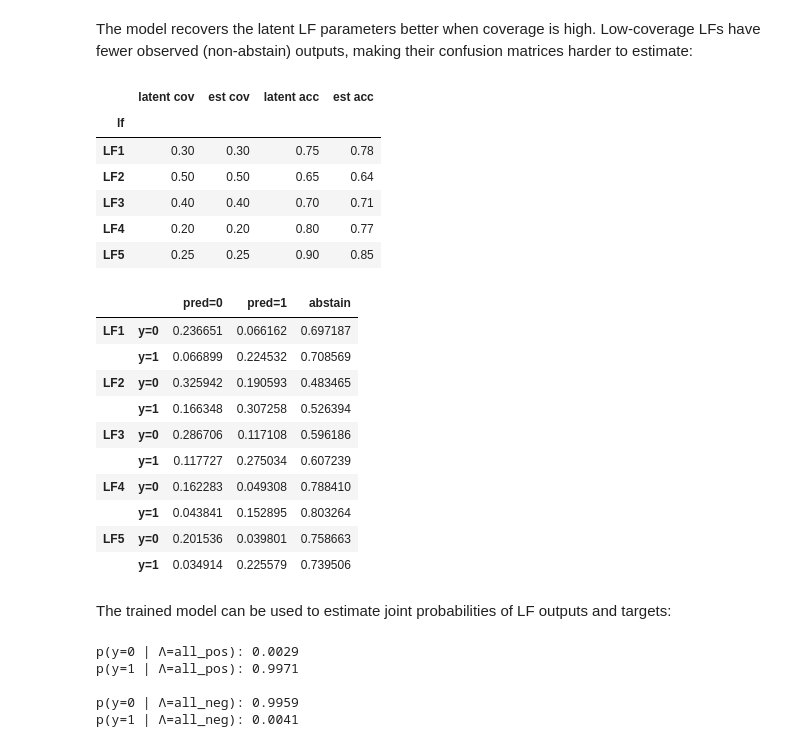
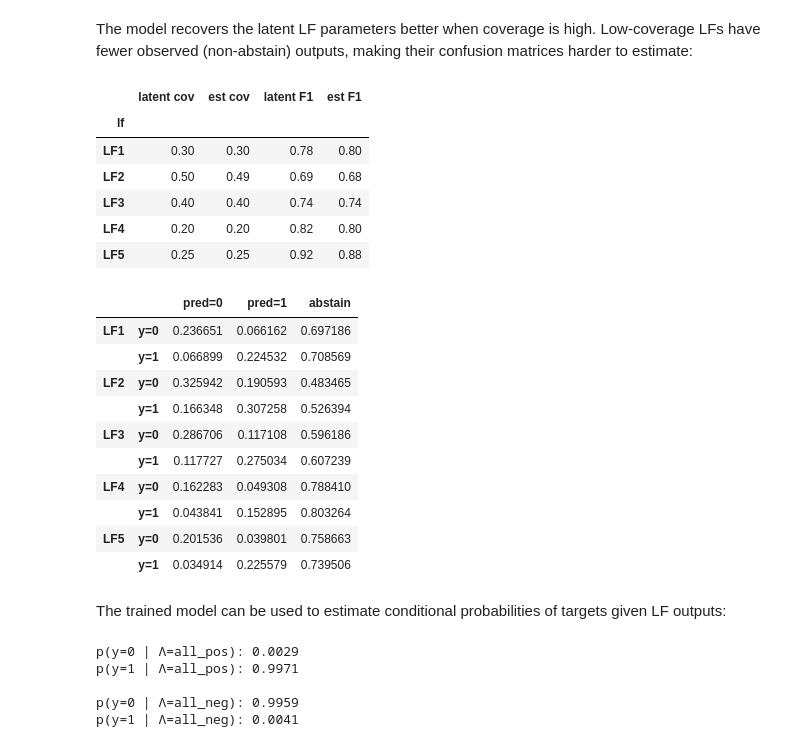
Before and after one commit to particle1331/ai-notebooks, a Jupyter notebook: notebooks/tooling/10-weak-supervision.ipynb, the cells around one changed output. Drawn from its saved outputs; the diff is of its cells as text; code cells hidden in the pictures.

```diff
--- a/notebooks/tooling/10-weak-supervision.ipynb
+++ b/notebooks/tooling/10-weak-supervision.ipynb
@@ -385,14 +385,14 @@ def lf_sim(coverage, accuracy):
         y = (torch.sqrt((x ** 2).sum(dim=1)) >= 0.25).long()  # 0 or 1
         abstain_mask = torch.rand(m) >= coverage
         flip_mask = torch.rand(m) >= accuracy
-        y[flip_mask] = 1 - y[flip_mask]    # flip label
-        y[abstain_mask] = -1               # abstain
+        y[flip_mask] = 1 - y[flip_mask]         # flip label
+        y[abstain_mask] = ABSTAIN               # -1
         return y
     return predict
 
 # example
 p = lf_sim(0.3, 0.8)(x).numpy()
-fired = p != K
+fired = p != ABSTAIN
 print("cov: ", fired.mean())
 print("acc: ", (p[fired] == y_true[fired]).mean())
 print("acc (y=0):", (p[fired & (y_true == 0)] == y_true[fired & (y_true == 0)]).mean())
@@ -555,29 +554,46 @@ plt.grid(linestyle="dotted", alpha=0.6)
 # %% [markdown]
 The model recovers the latent LF parameters better when coverage is high. Low-coverage LFs have fewer observed (non-abstain) outputs, making their confusion matrices harder to estimate:
 # %%
+from sklearn.metrics import f1_score
+
+def estimated_f1(gen_model, j, p_classes):
+    cm = gen_model.C[:, :, j].numpy()
+    c = cm[:, :-1] * p_classes.reshape(-1, 1)
+    precision = c[1, 1] / c[:, 1].sum()
+    recall = c[1, 1] / c[1, :].sum()
+    f1 = 2 * (precision * recall) / (precision + recall)
+    return f1
+
+def estimated_cov(gen_model, j, p_classes):
+    cm = gen_model.C[:, :, j].numpy()
+    learned_cov = cm[:, -1]
+    return (1 - (learned_cov * p_classes).sum()).item()
+
 rows = []
+p_classes = np.array(list(LABEL_PROBS.values()))
 for j in range(len(lf_params)):
-    C_j = gen_model.C[:, :, j]
-    K = C_j.shape[0]
-    est_acc = C_j.diagonal().sum().item() / C_j[:K, :K].sum().item()
-    est_cov = 1.0 - C_j[:, -1].sum().item() / C_j.sum().item()
+    est_cov = estimated_cov(gen_model, j, p_classes)
+    est_f1 = estimated_f1(gen_model, j, p_classes)
+    mask = L_train[:, j] != ABSTAIN
+    emp_f1 = f1_score(L_train[mask, j], y_train[mask]) # empirical F1
+
     rows.append({
-        "lf": f"LF{j+1}",
+        "lf":         f"LF{j+1}",
         "latent cov": lf_params[j][0],
         "est cov":    round(est_cov, 2),
-        "latent acc": lf_params[j][1],
-        "est acc":    round(est_acc, 2),
+        "latent F1":  round(emp_f1, 2),
+        "est F1":     round(est_f1, 2),
     })
 
 pd.DataFrame(rows).set_index("lf")
 # %% [output]
-|  | latent cov | est cov | latent acc | est acc |
+|  | latent cov | est cov | latent F1 | est F1 |
 | lf |  |  |  |  |
-| LF1 | 0.30 | 0.30 | 0.75 | 0.78 |
-| LF2 | 0.50 | 0.50 | 0.65 | 0.64 |
-| LF3 | 0.40 | 0.40 | 0.70 | 0.71 |
-| LF4 | 0.20 | 0.20 | 0.80 | 0.77 |
-| LF5 | 0.25 | 0.25 | 0.90 | 0.85 |
+| LF1 | 0.30 | 0.30 | 0.78 | 0.80 |
+| LF2 | 0.50 | 0.49 | 0.69 | 0.68 |
+| LF3 | 0.40 | 0.40 | 0.74 | 0.74 |
+| LF4 | 0.20 | 0.20 | 0.82 | 0.80 |
+| LF5 | 0.25 | 0.25 | 0.92 | 0.88 |
 # %%
 #| code-fold: true
 frames = []
@@ -592,7 +608,7 @@ for j in range(len(lf_params)):
 pd.concat(frames)
 # %% [output]
 |  |  | pred=0 | pred=1 | abstain |
-| LF1 | y=0 | 0.236651 | 0.066162 | 0.697187 |
+| LF1 | y=0 | 0.236651 | 0.066162 | 0.697186 |
 |  | y=1 | 0.066899 | 0.224532 | 0.708569 |
 | LF2 | y=0 | 0.325942 | 0.190593 | 0.483465 |
 |  | y=1 | 0.166348 | 0.307258 | 0.526394 |
@@ -603,7 +619,7 @@ pd.concat(frames)
 | LF5 | y=0 | 0.201536 | 0.039801 | 0.758663 |
 |  | y=1 | 0.034914 | 0.225579 | 0.739506 |
 # %% [markdown]
-The trained model can be used to estimate joint probabilities of LF outputs and targets:
+The trained model can be used to estimate conditional probabilities of targets given LF outputs:
 # %%
 # Simple test that the model learned (without using latent labels):
 l = torch.tensor([[1, 1, 1, 1, 1]])
```
Also changed, not shown: parts of 48 cells of this notebook, 2 other files.
